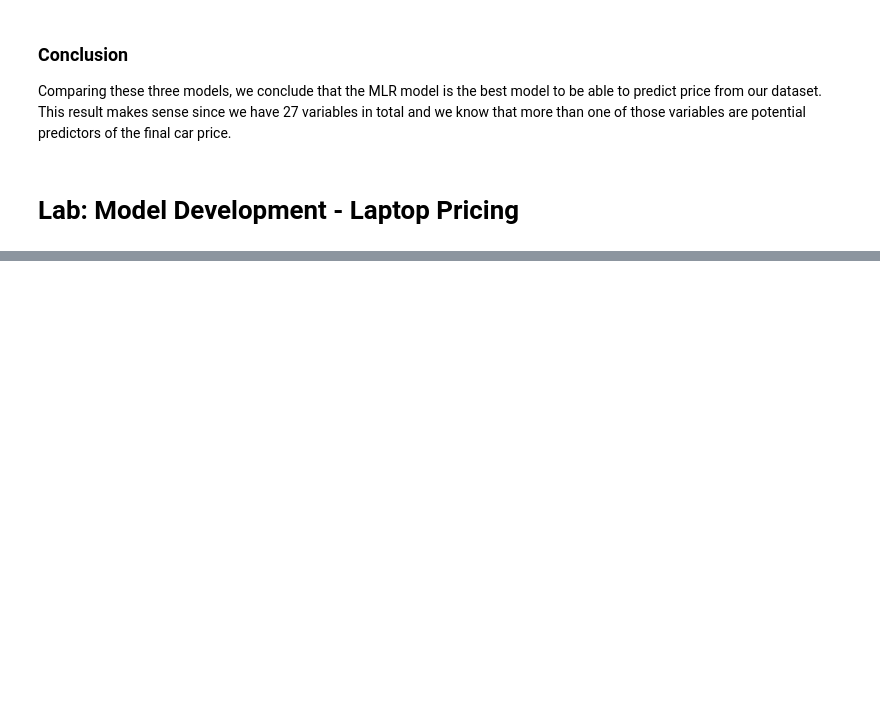
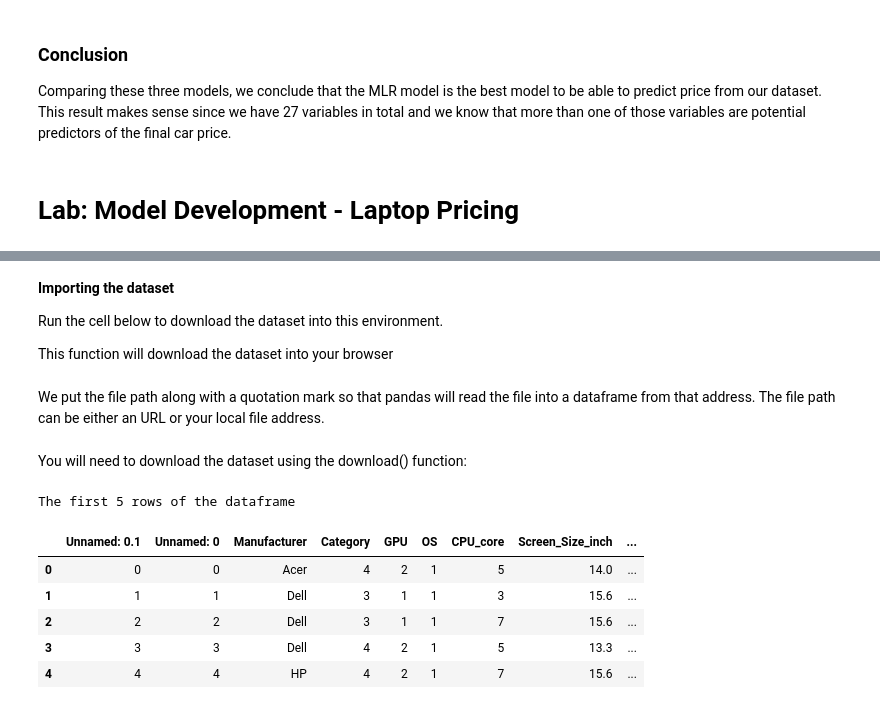
Before and after one commit to jaypay161-codealchemy/Data_Analysis_with_Python, a Jupyter notebook: Module-4.ipynb, the cells around one changed output, grey strips where cells are left out. Cells and saved outputs as stored; diff of their text form; code cells hidden in the pictures; blank space fills up the shorter version.

```diff
--- a/Module-4.ipynb
+++ b/Module-4.ipynb
@@ -760,0 +802,8 @@ Comparing these three models, we conclude that the MLR model is the best model t
+# %% [markdown]
+**Importing the dataset**
+
+Run the cell below to download the dataset into this environment.
+
+This function will download the dataset into your browser
+# %% [markdown]
+We put the file path along with a quotation mark so that pandas will read the file into a dataframe from that address. The file path can be either an URL or your local file address.
@@ -760,0 +812,2 @@ Comparing these three models, we conclude that the MLR model is the best model t
+# %% [markdown]
+You will need to download the dataset using the download() function:
@@ -760,0 +816,11 @@ Comparing these three models, we conclude that the MLR model is the best model t
+# %%
+print("The first 5 rows of the dataframe")
+df.head()
+# %% [output]
+The first 5 rows of the dataframe
+|  | Unnamed: 0.1 | Unnamed: 0 | Manufacturer | Category | GPU | OS | CPU_core | Screen_Size_inch | ... |
+| 0 | 0 | 0 | Acer | 4 | 2 | 1 | 5 | 14.0 | ... |
+| 1 | 1 | 1 | Dell | 3 | 1 | 1 | 3 | 15.6 | ... |
+| 2 | 2 | 2 | Dell | 3 | 1 | 1 | 7 | 15.6 | ... |
+| 3 | 3 | 3 | Dell | 4 | 2 | 1 | 5 | 13.3 | ... |
+| 4 | 4 | 4 | HP | 4 | 2 | 1 | 7 | 15.6 | ... |
```
Also changed, not shown: parts of 22 cells of this notebook, 1 other file.
